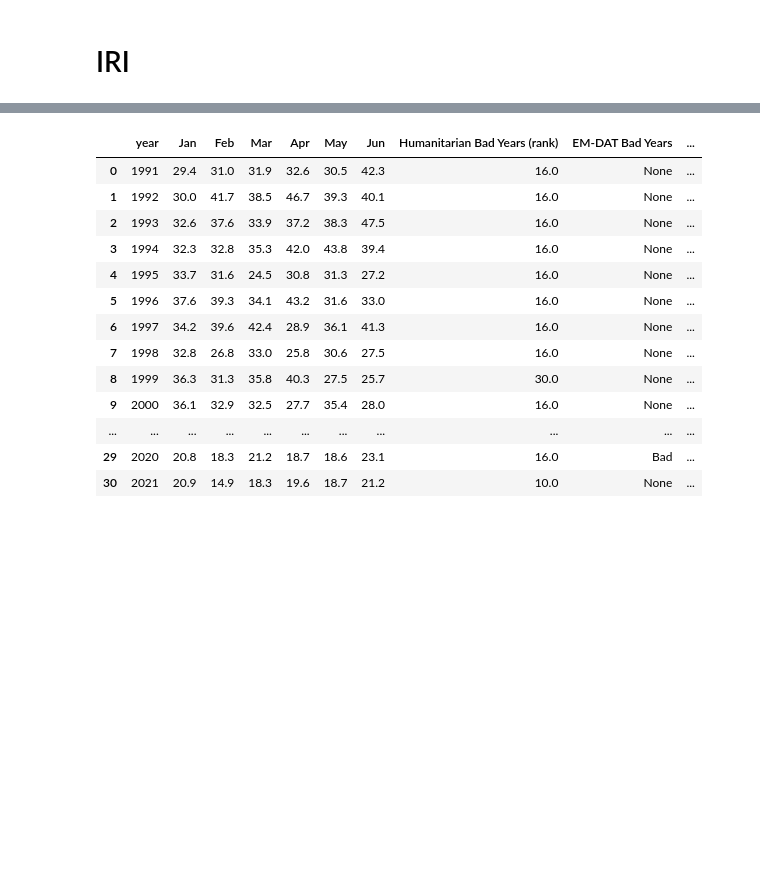
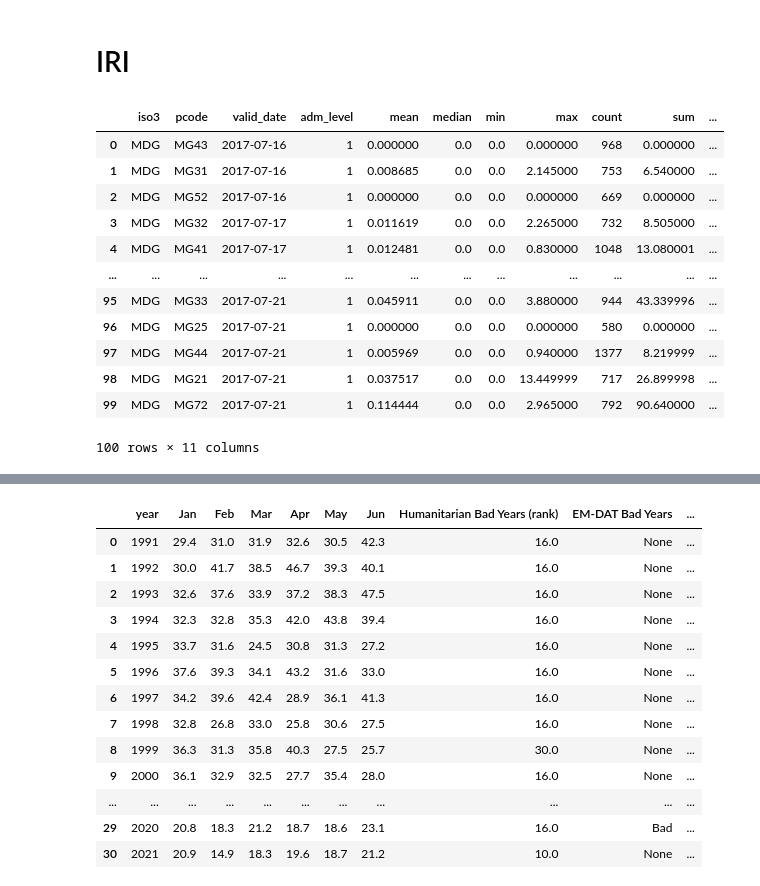
Before and after one commit to OCHA-DAP/ds-aa-mrt-drought, a Jupyter notebook: exploration/iri.ipynb, the cells around one changed output, grey strips where cells are left out. Drawn from its saved outputs; the diff is of its cells as text; code cells hidden in the pictures; blank space fills up the shorter version.

```diff
--- a/exploration/iri.ipynb
+++ b/exploration/iri.ipynb
@@ -4,3 +4,57 @@
 %load_ext jupyter_black
 %load_ext autoreload
 %autoreload 2
+# %%
+# testing DEV db connection
+
+from sqlalchemy import create_engine
+
+AZURE_DB_BASE_URL = "postgresql+psycopg2://{uid}:{pw}@{host}/postgres"
+
+# url = AZURE_DB_BASE_URL.format(
+#     uid="dbwriter",
+#     pw="ZtKH2080damg",
+#     host="chd-rasterstats-dev.postgres.database.azure.com",
+# )
+
+url = AZURE_DB_BASE_URL.format(
+    uid="dbreader",
+    pw="2Nm77aUwydFk",
+    host="chd-rasterstats-prod.postgres.database.azure.com",
+)
+
+# AZURE_DB_BASE_URL = "postgresql+psycopg2://{uid}:{pw}@{host}/listmonk"
+
+# url = AZURE_DB_BASE_URL.format(
+#     uid="listmonk_service",
+#     pw="Jpxco3nRPWzs39",
+#     host="chd-rasterstats-dev.postgres.database.azure.com",
+# )
+
+engine = create_engine(url)
+# %%
+query = "SELECT * FROM public.imerg LIMIT 100"
+
+with engine.connect() as conn:
+    df_test = pd.read_sql(query, conn)
+# %%
+query = "SELECT * FROM public.campaigns LIMIT 100"
+
+with engine.connect() as conn:
+    df_test = pd.read_sql(query, conn)
+# %%
+df_test
+# %% [output]
+|  | iso3 | pcode | valid_date | adm_level | mean | median | min | max | count | sum | ... |
+| 0 | MDG | MG43 | 2017-07-16 | 1 | 0.000000 | 0.0 | 0.0 | 0.000000 | 968 | 0.000000 | ... |
+| 1 | MDG | MG31 | 2017-07-16 | 1 | 0.008685 | 0.0 | 0.0 | 2.145000 | 753 | 6.540000 | ... |
+| 2 | MDG | MG52 | 2017-07-16 | 1 | 0.000000 | 0.0 | 0.0 | 0.000000 | 669 | 0.000000 | ... |
+| 3 | MDG | MG32 | 2017-07-17 | 1 | 0.011619 | 0.0 | 0.0 | 2.265000 | 732 | 8.505000 | ... |
+| 4 | MDG | MG41 | 2017-07-17 | 1 | 0.012481 | 0.0 | 0.0 | 0.830000 | 1048 | 13.080001 | ... |
+| ... | ... | ... | ... | ... | ... | ... | ... | ... | ... | ... | ... |
+| 95 | MDG | MG33 | 2017-07-21 | 1 | 0.045911 | 0.0 | 0.0 | 3.880000 | 944 | 43.339996 | ... |
+| 96 | MDG | MG25 | 2017-07-21 | 1 | 0.000000 | 0.0 | 0.0 | 0.000000 | 580 | 0.000000 | ... |
+| 97 | MDG | MG44 | 2017-07-21 | 1 | 0.005969 | 0.0 | 0.0 | 0.940000 | 1377 | 8.219999 | ... |
+| 98 | MDG | MG21 | 2017-07-21 | 1 | 0.037517 | 0.0 | 0.0 | 13.449999 | 717 | 26.899998 | ... |
+| 99 | MDG | MG72 | 2017-07-21 | 1 | 0.114444 | 0.0 | 0.0 | 2.965000 | 792 | 90.640000 | ... |
+100 rows × 11 columns
```
Also changed, not shown: parts of 2 cells of this notebook, 4 other files.
